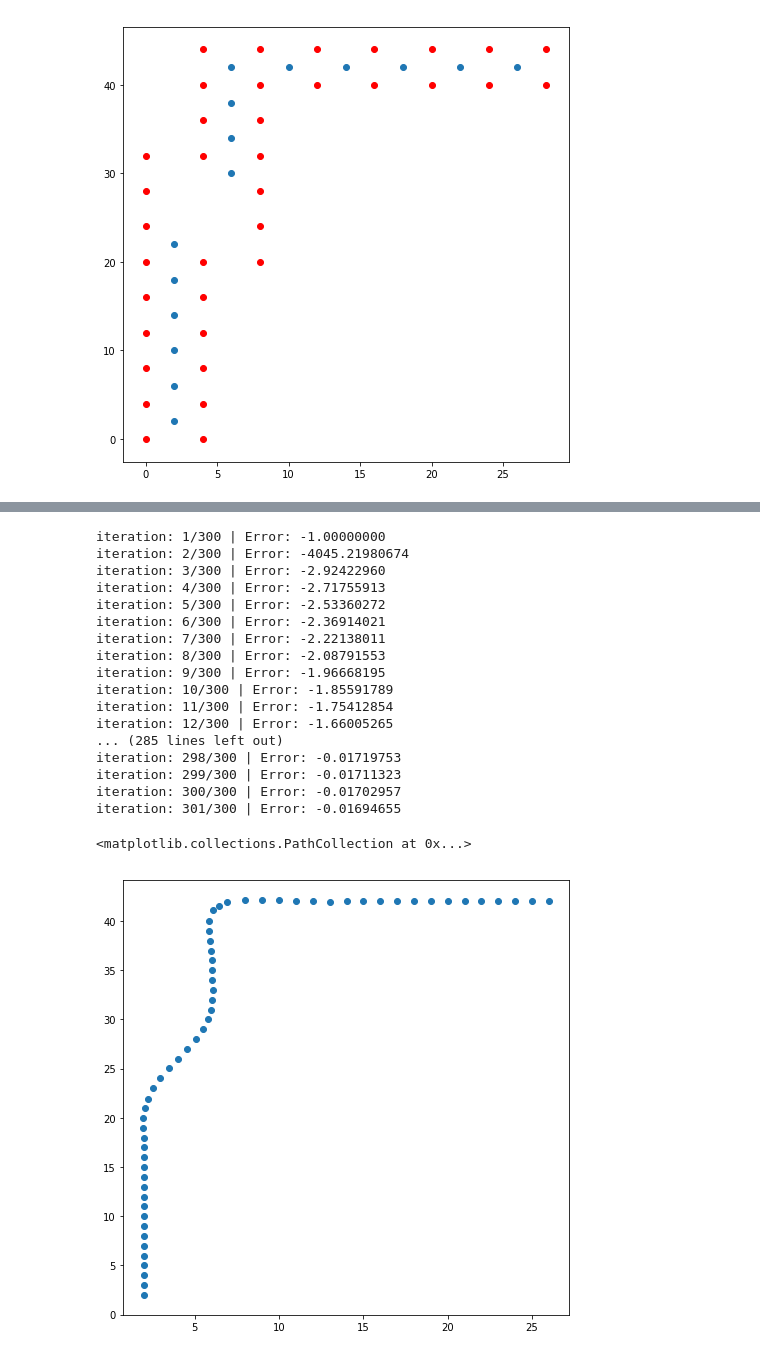
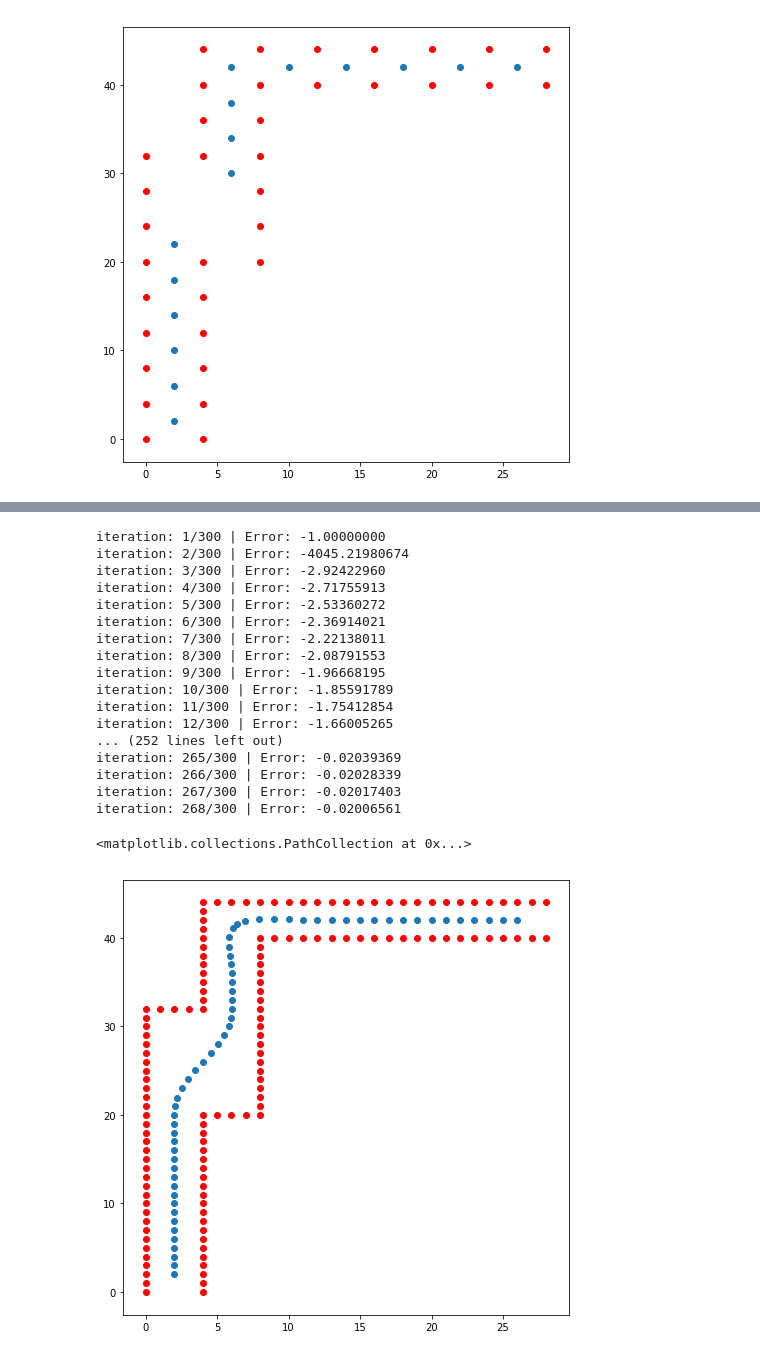
Before and after one commit to LillyYu2019/auToronto2019, a Jupyter notebook: Path smoothing V1.ipynb, the cells around one changed output, grey strips where cells are left out. Saved outputs shown, nothing was run; the diff lists cells and outputs as text; code cells hidden in the pictures.

```diff
--- a/Path smoothing V1.ipynb
+++ b/Path smoothing V1.ipynb
@@ -108,7 +108,7 @@ def smoothing(points,alpha=1,beta=5,epsilon=0.000001,step=0.001,max_iteration=50
 # %% [markdown]
 Other useful functions
 # %%
-def add_points(old_x,old_y,dy=1):
+def add_points(old_x,old_y,dy=2):
 
     original_plus=[point(old_x[0],old_y[0])]
 
@@ -181,5 +181,5 @@ plt.scatter(right_x_plus, right_y_plus, c='r')
 # %%
-new=smoothing(original_plus,beta=70,stop_error=1e-2,step=0.0001,max_iteration=300)
+new=smoothing(original_plus,beta=70,stop_error=2e-2,step=0.0001,max_iteration=300)
 # %% [output]
 iteration: 1/300 | Error: -1.00000000
 iteration: 2/300 | Error: -4045.21980674
@@ -193,16 +193,18 @@ iteration: 9/300 | Error: -1.96668195
 iteration: 10/300 | Error: -1.85591789
 iteration: 11/300 | Error: -1.75412854
 iteration: 12/300 | Error: -1.66005265
-... (285 lines left out)
-iteration: 298/300 | Error: -0.01719753
-iteration: 299/300 | Error: -0.01711323
-iteration: 300/300 | Error: -0.01702957
-iteration: 301/300 | Error: -0.01694655
+... (252 lines left out)
+iteration: 265/300 | Error: -0.02039369
+iteration: 266/300 | Error: -0.02028339
+iteration: 267/300 | Error: -0.02017403
+iteration: 268/300 | Error: -0.02006561
 # %%
-x_plus=points_to_xy(new)[0]
-y_plus=points_to_xy(new)[1]
+x_plus_op=points_to_xy(new)[0]
+y_plus_op=points_to_xy(new)[1]
 plt.figure(figsize=(8,8))
-plt.scatter(x_plus,y_plus)
+plt.scatter(x_plus_op,y_plus_op)
+plt.scatter(left_x_plus, left_y_plus, c='r')
+plt.scatter(right_x_plus, right_y_plus, c='r')
 # %% [output]
 <matplotlib.collections.PathCollection at 0x...>
-[figure, old version]
+[figure, new version]
```
Also changed, not shown: parts of 7 cells of this notebook.
